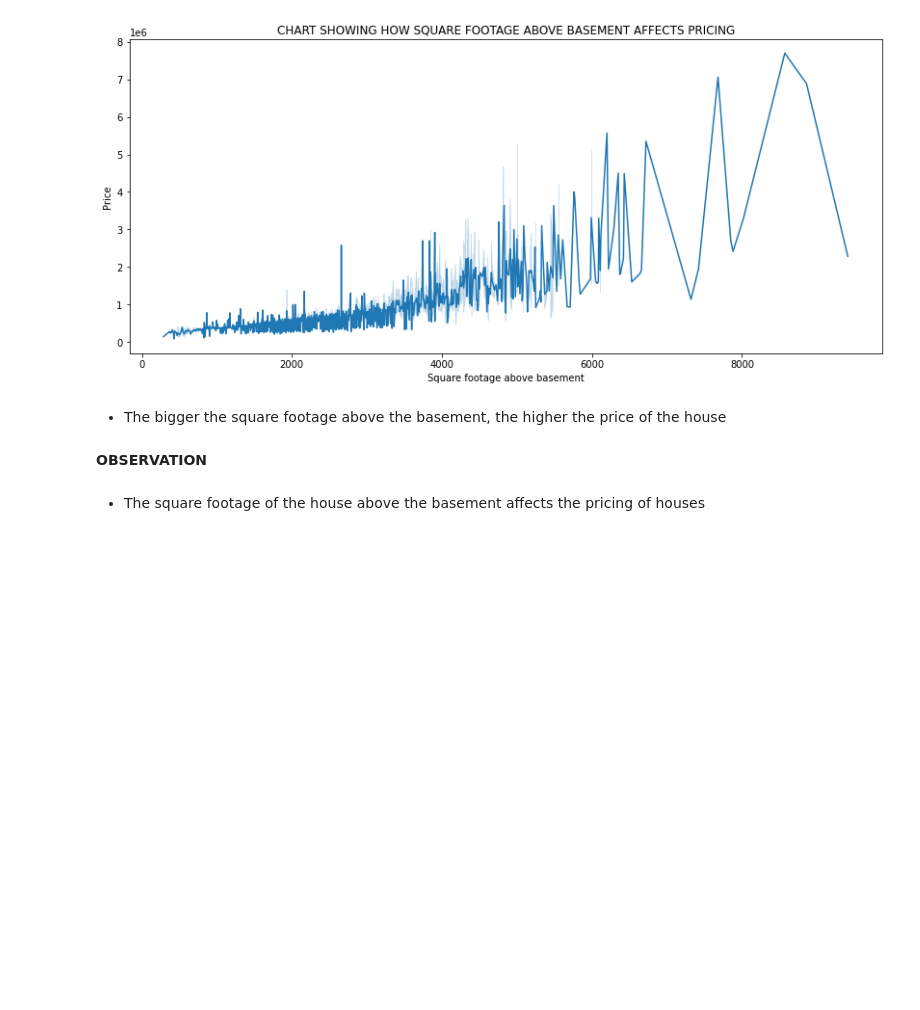
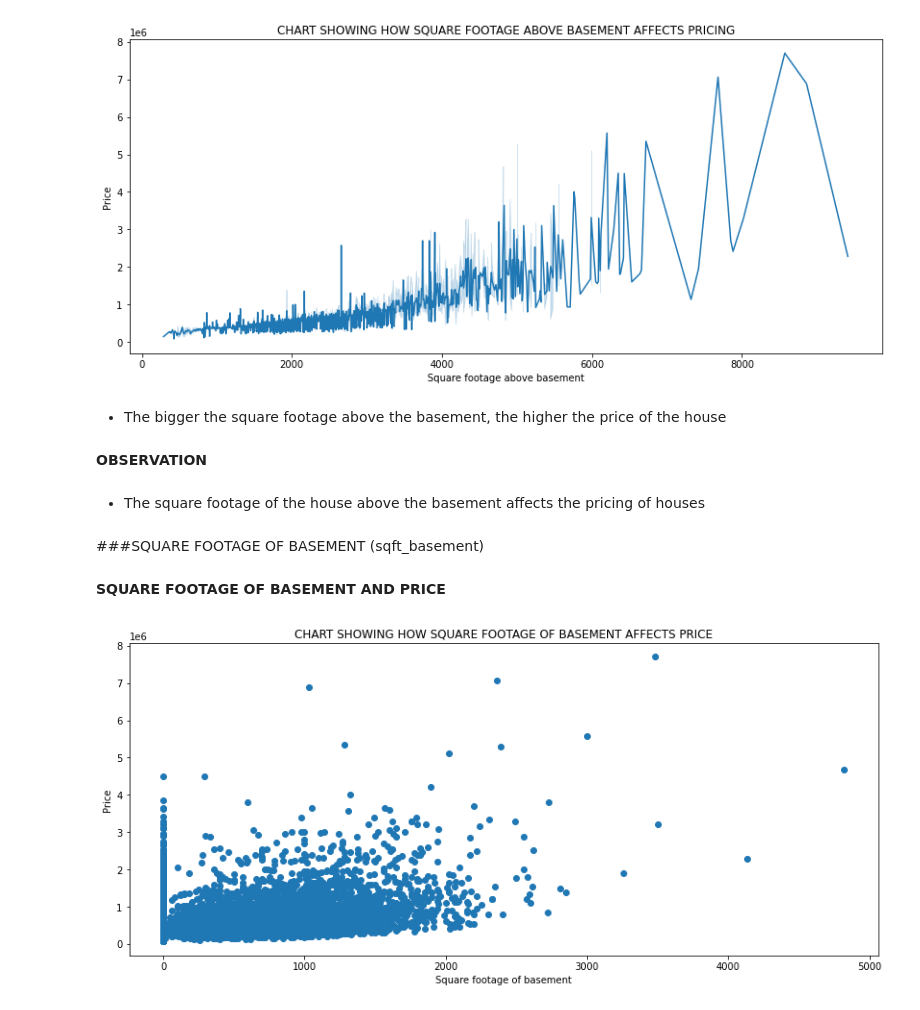
Before and after one commit to MikeDeecode/KC-properties-price-analysis, a Jupyter notebook: kc_properties_analysis.ipynb, the cells around one changed output. Cells and saved outputs as stored; diff of their text form; code cells hidden in the pictures; blank space fills up the shorter version.

```diff
--- a/kc_properties_analysis.ipynb
+++ b/kc_properties_analysis.ipynb
@@ -522,3 +522,16 @@ plt.show()
 **OBSERVATION**
 # %% [markdown]
 * The square footage of the house above the basement affects the pricing of houses
+# %% [markdown]
+###SQUARE FOOTAGE OF BASEMENT (sqft_basement)
+# %% [markdown]
+**SQUARE FOOTAGE OF BASEMENT AND PRICE**
+# %%
+plt.figure(figsize = (14, 6))
+plt.scatter(kc_properties['sqft_basement'], kc_properties['price'])
+plt.title("CHART SHOWING HOW SQUARE FOOTAGE OF BASEMENT AFFECTS PRICE")
+plt.xlabel("Square footage of basement")
+plt.ylabel("Price")
+plt.show()
+# %% [output]
+[figure, added]
```
Also changed, not shown: parts of 12 cells of this notebook.
